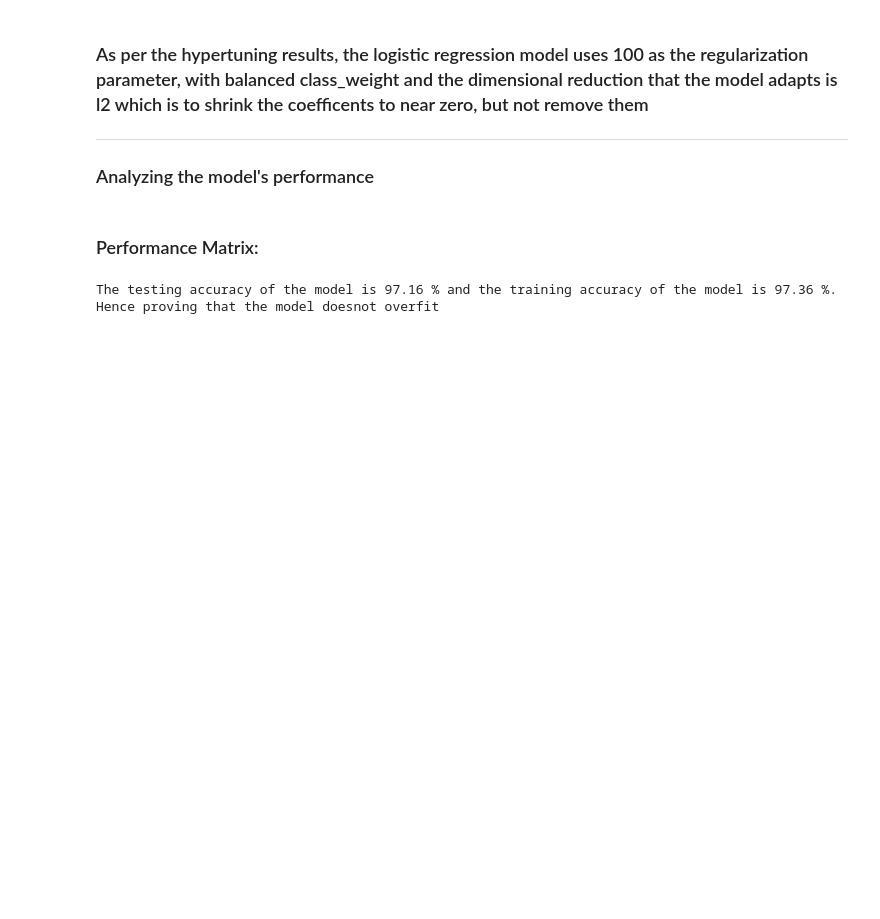
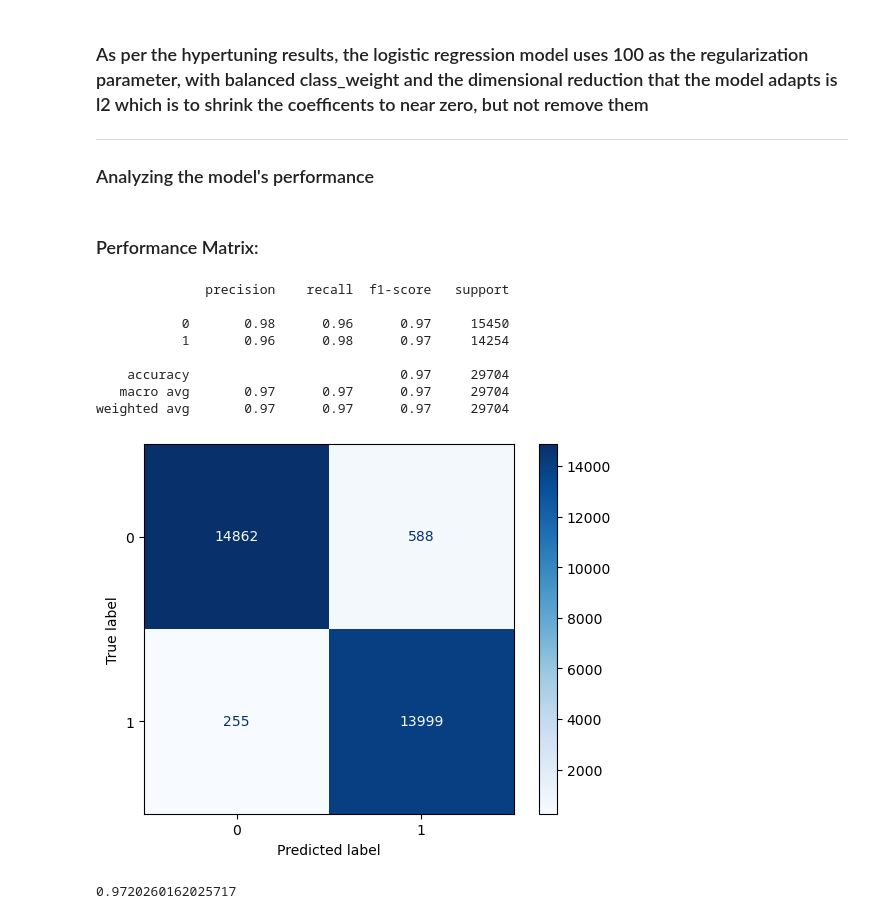
Before and after one commit to suzaladhikari/Network_Intrusion_Detector, a Jupyter notebook: Models/binaryclassifier.ipynb, the cells around one changed output. Cells and saved outputs as stored; diff of their text form; code cells hidden in the pictures; blank space fills up the shorter version.

Commit message:
Logistic Regression Analysis has been done and completed

```diff
--- a/Models/binaryclassifier.ipynb
+++ b/Models/binaryclassifier.ipynb
@@ -43,7 +43,7 @@ X_train, X_test, y_train, y_test = train_test_split(X,y, test_size=0.2, random_s
 ### Model 1: Logistic Regression
 # %%
 ## Pipeline creation
-pipeline_steps= [('scaler', StandardScaler()), ('logit', LogisticRegression(solver='liblinear'))]
+pipeline_steps= [('scaler', StandardScaler()), ('logit', LogisticRegression(solver='liblinear', max_iter = 1000))]
 logit_pipeline = Pipeline(pipeline_steps)
 
 ## Hyper tuning the pipeline model
@@ -74,9 +72,43 @@ logit_training_proba = hypertuned_logit_model.predict_proba(X_train)
 # %% [markdown]
 ### Performance Matrix:
 # %%
-testing_accuracy = accuracy_score(y_test, logit_testing_pred)
-training_accuracy = accuracy_score(y_train, logit_training_pred)
+## Precision
+logit_precision = precision_score(y_test, logit_testing_pred) ##
 
-print(f"The testing accuracy of the model is {testing_accuracy*100:.2f} % and the training accuracy of the model is {training_accuracy*100:.2f} %. Hence proving that the model doesnot overfit")
+## Recall
+logit_recall = recall_score(y_test, logit_testing_pred) ## Attack Detection Rate
+
+## F1-Score
+logit_f1 = f1_score(y_test, logit_testing_pred) ## Harmonic Mean between precision and recall
+
+## Classification Report
+logit_report = classification_report(y_test, logit_testing_pred)
+print(logit_report)
+
+### Confusion Matrix and Plotting Confusion Matrix
+logit_matrix = confusion_matrix(y_test, logit_testing_pred)
+true_negatives, false_positives, false_negatives, true_positives = confusion_matrix(y_test, logit_testing_pred ).ravel()
+
+### False Positive Rate:
+logit_false_positive_rate = (false_positives)/(true_negatives+false_positives) ## Wrongly Identified Attack
+
+logit_false_negative_rate = (false_negatives)/(true_positives+false_negatives) ## Attack Missed Rate
+
+##Confusion Matrix Display
+logit_confusion_display = ConfusionMatrixDisplay(confusion_matrix=logit_matrix)
+logit_confusion_display.plot(cmap='Blues')
+plt.show()
+
+## Roc_auc_score
+roc_score = roc_auc_score(y_test, logit_testing_pred)
 # %% [output]
-The testing accuracy of the model is 97.16 % and the training accuracy of the model is 97.36 %. Hence proving that the model doesnot overfit
+              precision    recall  f1-score   support
+
+           0       0.98      0.96      0.97     15450
+           1       0.96      0.98      0.97     14254
+
+    accuracy                           0.97     29704
+   macro avg       0.97      0.97      0.97     29704
+weighted avg       0.97      0.97      0.97     29704
+[figure, added]
+0.9720260162025717
```
Also changed, not shown: parts of 2 cells of this notebook.
